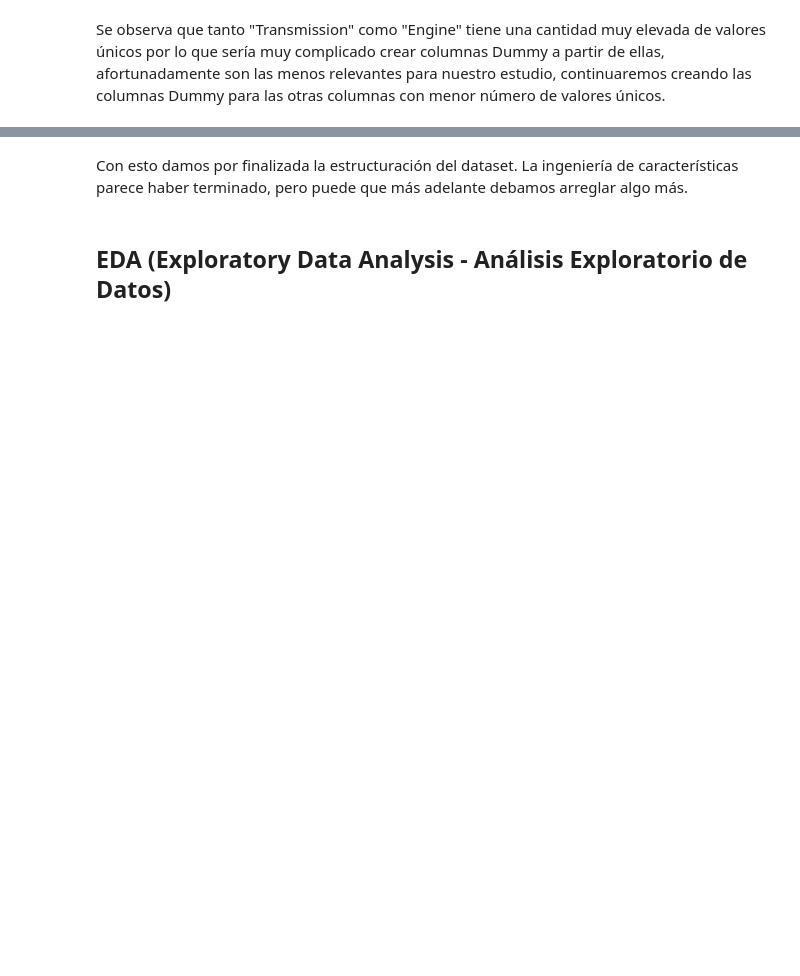
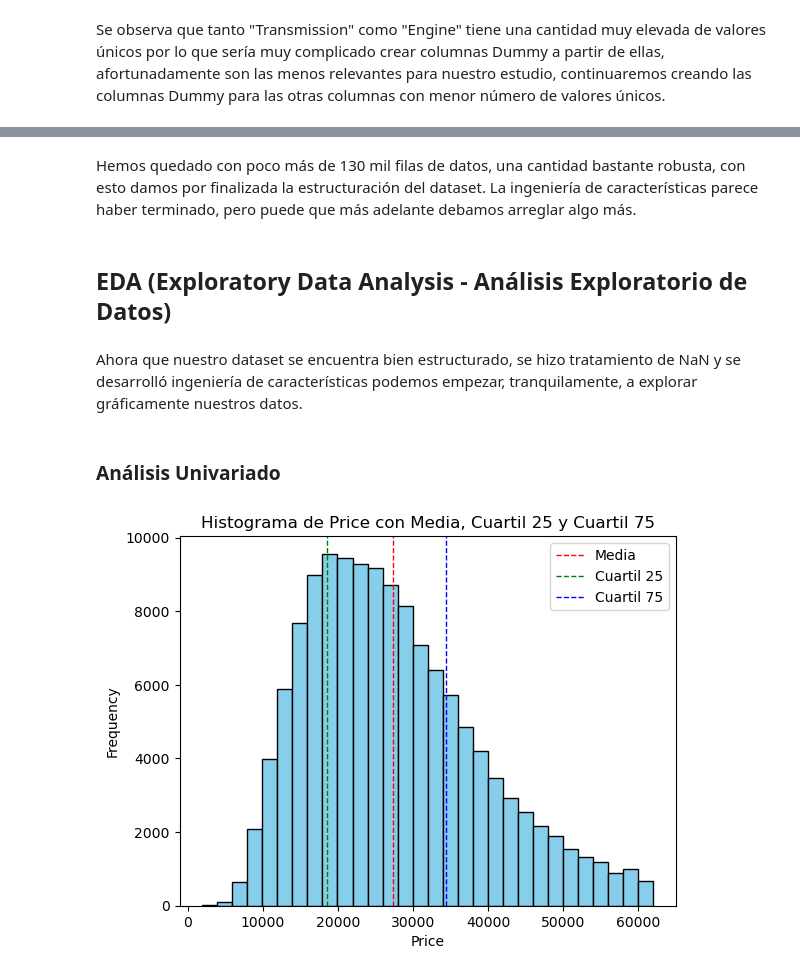
Before and after one commit to JnAlvarez/CH-Clases, a Jupyter notebook: PF Ordenando.ipynb, the cells around one changed output, grey strips where cells are left out. Saved outputs shown, nothing was run; the diff lists cells and outputs as text; code cells hidden in the pictures; blank space fills up the shorter version.

```diff
--- a/PF Ordenando.ipynb
+++ b/PF Ordenando.ipynb
@@ -904,0 +975,13 @@ None
+# %%
+# Crear variables dummy para las columnas especificadas
+dummy_columns = ["Drivetrain", "Fuel type", "Accidents or damage", "1-owner vehicle", "Personal use only"]
+
+# Duplicar las columnas originales con el sufijo _bak
+bak_columns = [col + '_bak' for col in dummy_columns]
+df[bak_columns] = df[dummy_columns]
+
+# Crear variables dummy para las columnas especificadas
+df = pd.get_dummies(df, columns=dummy_columns)
+
+print("------------------------ INFO -------------------------")
+print(df.info())
@@ -905,4 +1010,4 @@ None
 # %% [markdown]
-Con esto damos por finalizada la estructuración del dataset. La ingeniería de características parece haber terminado, pero puede que más adelante debamos arreglar algo más.
+Hemos quedado con poco más de 130 mil filas de datos, una cantidad bastante robusta, con esto damos por finalizada la estructuración del dataset. La ingeniería de características parece haber terminado, pero puede que más adelante debamos arreglar algo más.
 # %% [markdown]
 ## EDA (Exploratory Data Analysis - Análisis Exploratorio de Datos)
@@ -910,0 +1014,28 @@ Ahora que nuestro dataset se encuentra bien estructurado, se hizo tratamiento de
+# %% [markdown]
+Ahora que nuestro dataset se encuentra bien estructurado, se hizo tratamiento de NaN y se desarrolló ingeniería de características podemos empezar, tranquilamente, a explorar gráficamente nuestros datos.
+# %% [markdown]
+### Análisis Univariado
+# %%
+# Calcular la media, cuartil 25 y cuartil 75
+mean_price = df['Price'].mean()
+q25 = df['Price'].quantile(0.25)
+q75 = df['Price'].quantile(0.75)
+
+# Crear el histograma
+plt.hist(df['Price'], bins=30, color='skyblue', edgecolor='black')
+
+# Añadir líneas verticales para la media, cuartil 25 y cuartil 75
+plt.axvline(mean_price, color='red', linestyle='dashed', linewidth=1, label='Media')
+plt.axvline(q25, color='green', linestyle='dashed', linewidth=1, label='Cuartil 25')
+plt.axvline(q75, color='blue', linestyle='dashed', linewidth=1, label='Cuartil 75')
+
+# Añadir leyenda y etiquetas
+plt.legend()
+plt.xlabel('Price')
+plt.ylabel('Frequency')
+plt.title('Histograma de Price con Media, Cuartil 25 y Cuartil 75')
+
+# Mostrar el histograma
+plt.show()
+# %% [output]
+[figure, added]
```
Also changed, not shown: parts of 41 cells of this notebook.
